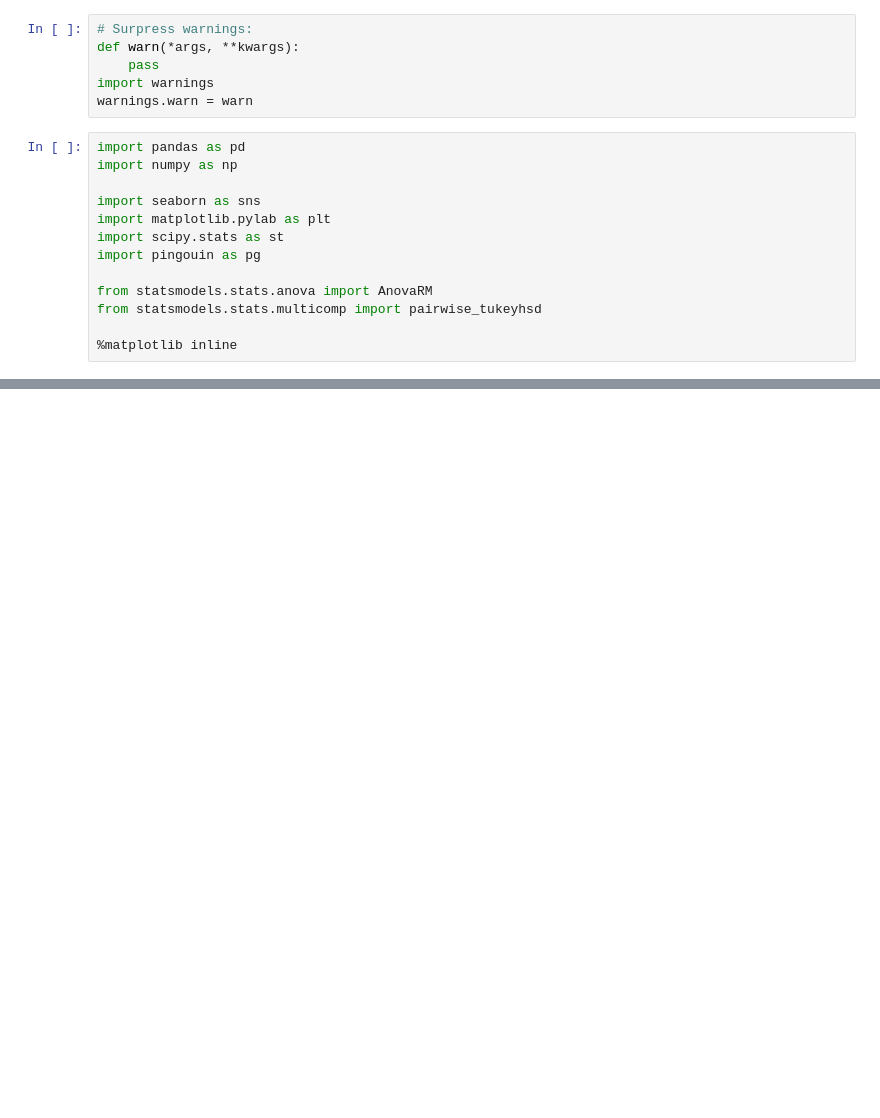
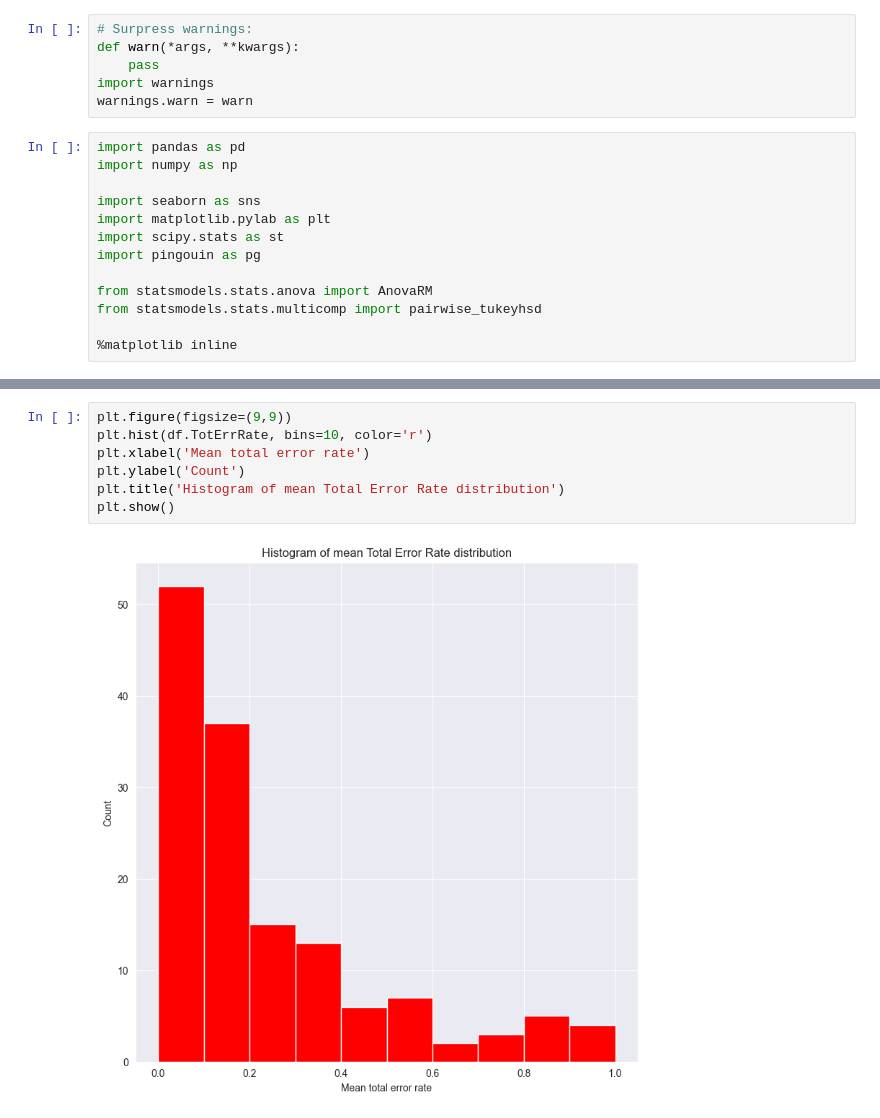
Before and after one commit to File500/HCI_Project_, a Jupyter notebook: HCI_Proj/HCI_EDA.ipynb, the cells around one changed output, grey strips where cells are left out. Saved outputs shown, nothing was run; the diff lists cells and outputs as text; blank space fills up the shorter version.

```diff
--- a/HCI_Proj/HCI_EDA.ipynb
+++ b/HCI_Proj/HCI_EDA.ipynb
@@ -119,0 +167,9 @@ Free-roam Left-Right  -0.2016 0.0015 -0.3217 -0.0815   True
+# %%
+plt.figure(figsize=(9,9))
+plt.hist(df.TotErrRate, bins=10, color='r')
+plt.xlabel('Mean total error rate')
+plt.ylabel('Count')
+plt.title('Histogram of mean Total Error Rate distribution')
+plt.show()
+# %% [output]
+[figure, added]
```
Also changed, not shown: parts of 19 cells of this notebook.
